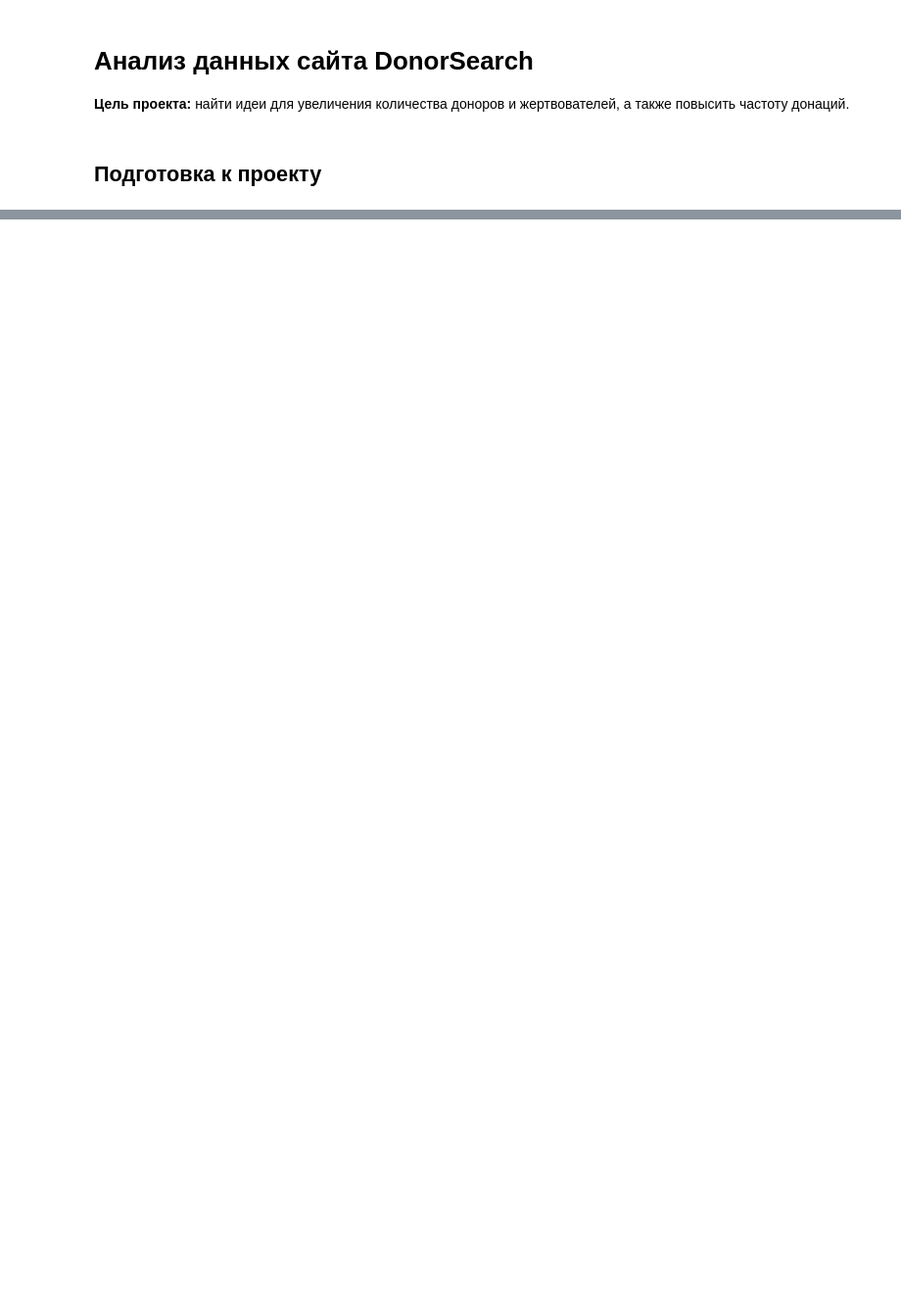
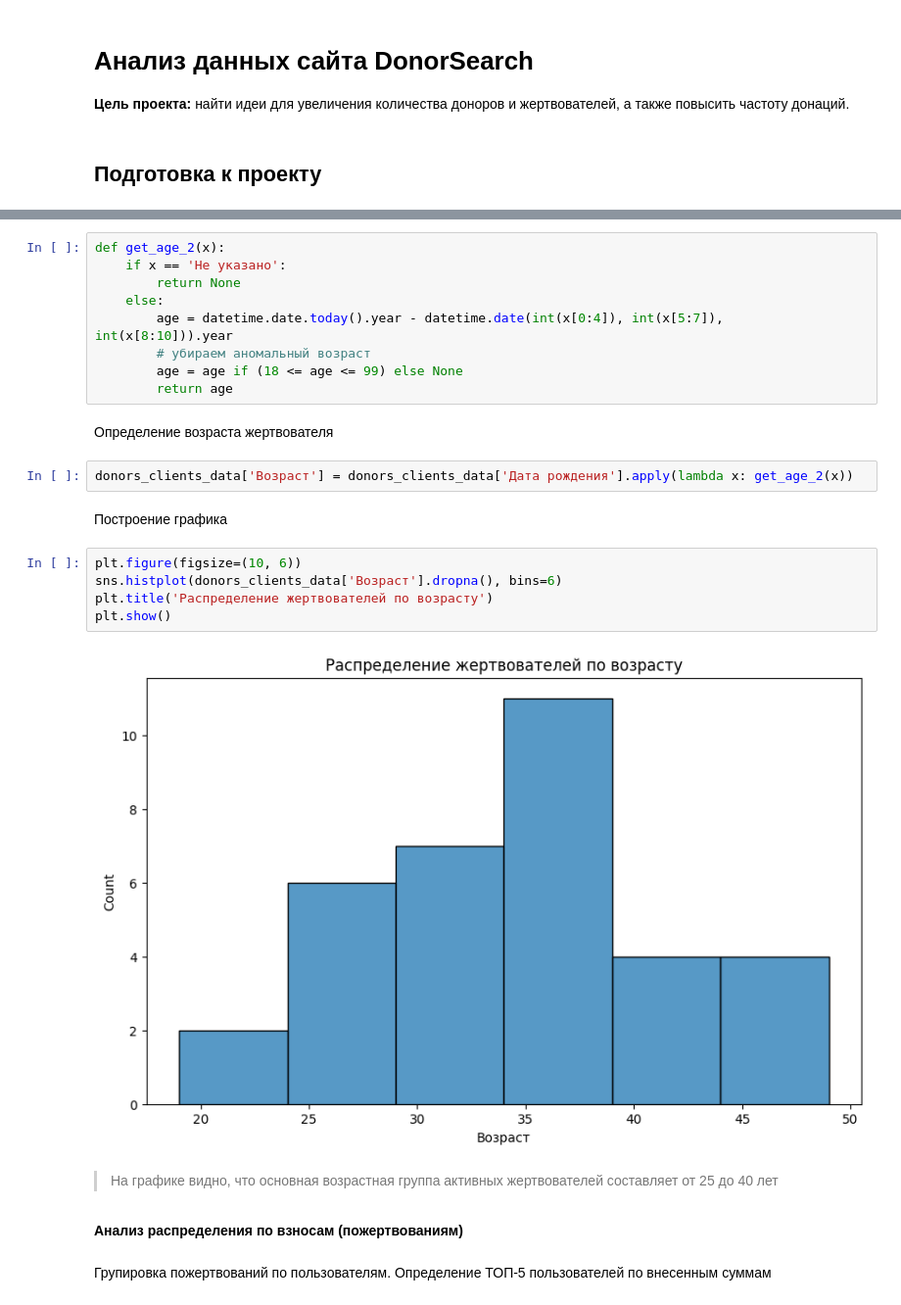
Before and after one commit to shprnu/donorp, a Jupyter notebook: donorp.ipynb, the cells around one changed output, grey strips where cells are left out. Shown at 98% size. Saved outputs shown, nothing was run; the diff lists cells and outputs as text; blank space fills up the shorter version.

```diff
--- a/donorp.ipynb
+++ b/donorp.ipynb
@@ -28,0 +221,30 @@ FileNotFoundError: [Errno 2] No such file or directory: 'datasets/users_anon_dat
+# %%
+def get_age_2(x):
+    if x == 'Не указано':
+        return None
+    else:
+        age = datetime.date.today().year - datetime.date(int(x[0:4]), int(x[5:7]), int(x[8:10])).year
+        # убираем аномальный возраст
+        age = age if (18 <= age <= 99) else None
+        return age
+# %% [markdown]
+Определение возраста жертвователя
+# %%
+donors_clients_data['Возраст'] = donors_clients_data['Дата рождения'].apply(lambda x: get_age_2(x))
+# %% [markdown]
+Построение графика
+# %%
+plt.figure(figsize=(10, 6))
+sns.histplot(donors_clients_data['Возраст'].dropna(), bins=6)
+plt.title('Распределение жертвователей по возрасту')
+plt.show()
+# %% [output]
+[figure, added]
+# %% [markdown]
+
+
+> На графике видно, что основная возрастная группа активных жертвователей составляет от 25 до 40 лет
+# %% [markdown]
+**Анализ распределения по взносам (пожертвованиям)**
+# %% [markdown]
+Групировка пожертвований по пользователям. Определение ТОП-5 пользователей по внесенным суммам
```
Also changed, not shown: parts of 130 cells of this notebook.
